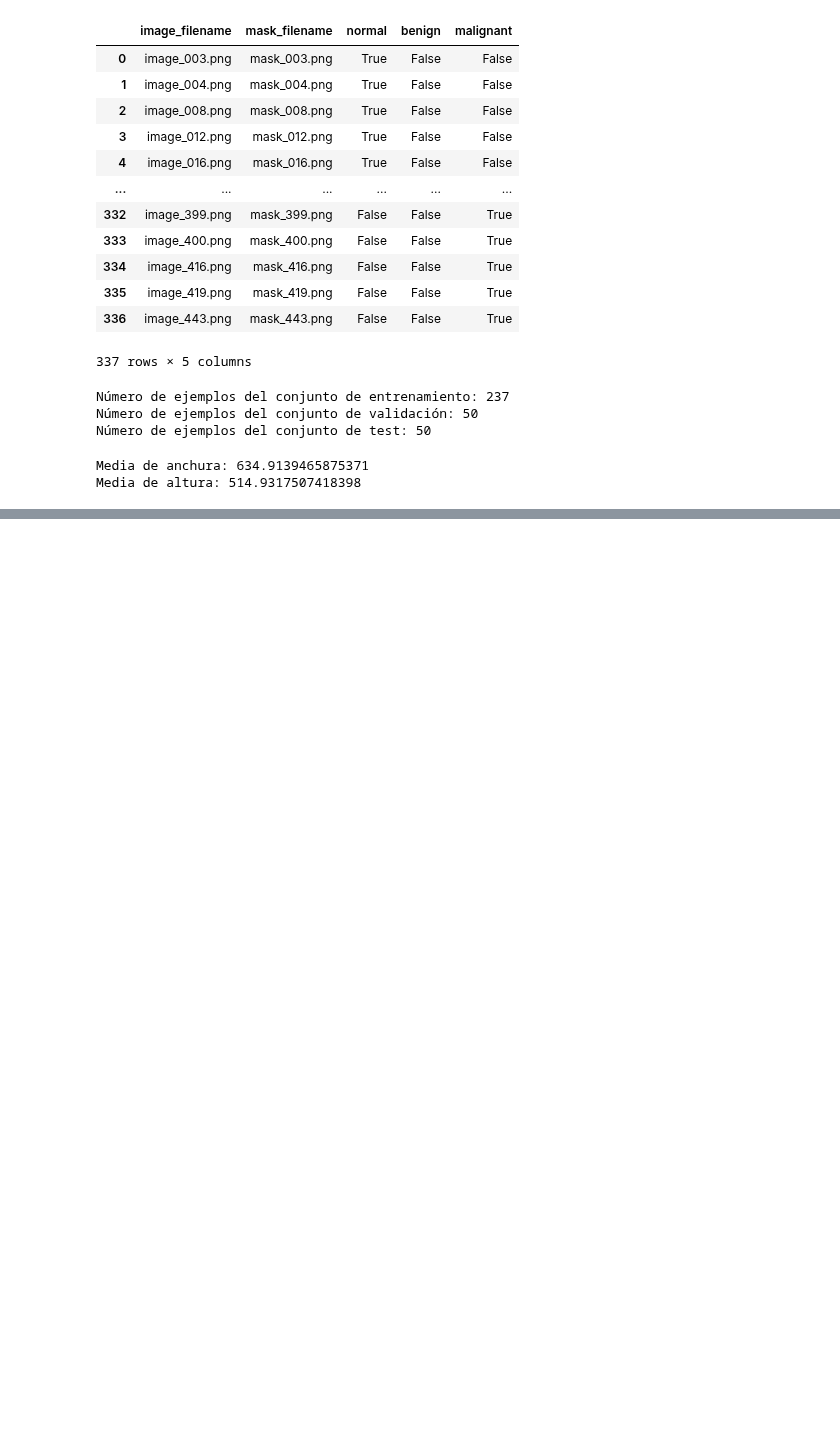
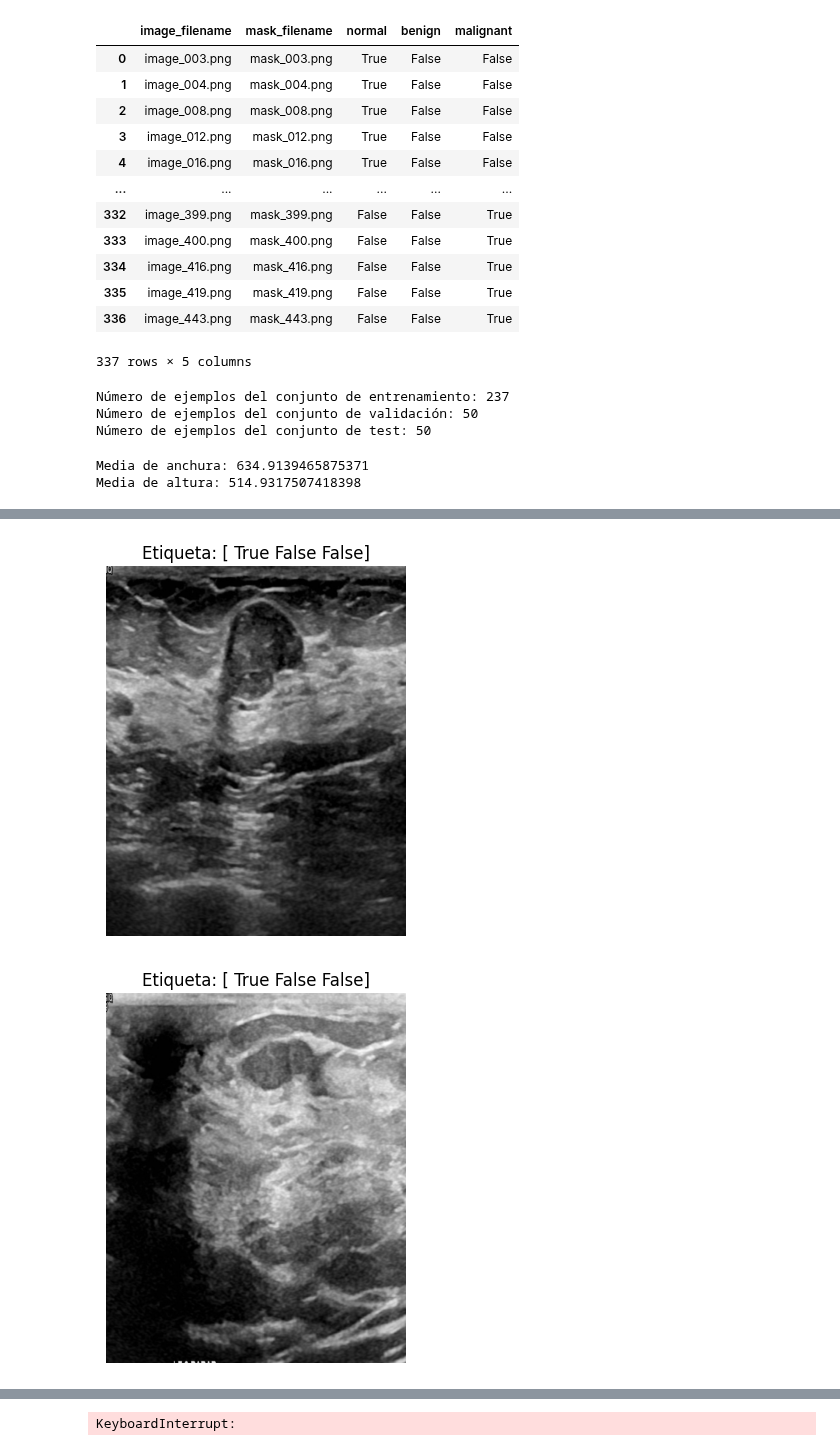
Before and after one commit to 288756/VisArtificial, a Jupyter notebook: Miniproyecto.ipynb, the cells around one changed output, grey strips where cells are left out. Drawn from its saved outputs; the diff is of its cells as text; code cells hidden in the pictures; blank space fills up the shorter version.

```diff
--- a/Miniproyecto.ipynb
+++ b/Miniproyecto.ipynb
@@ -151,21 +137,0 @@ Número de lotes del conjunto de test: 2
-# %%
-# Definir una función para mostrar imágenes con sus máscaras y etiquetas
-def plot_images_with_masks_and_labels(images, masks, labels, label_names, num_images=5):
-    plt.figure(figsize=(15, 10))
-    for i in range(num_images):
-        plt.subplot(3, num_images, i+1)
-        plt.imshow(images[i])
-        plt.title('Imagen')
-        plt.axis('off')
-
-        plt.subplot(3, num_images, i+num_images+1)
-        plt.imshow(masks[i], cmap='gray')
-        plt.title('Máscara')
-        plt.axis('off')
-    plt.tight_layout()
-    plt.show()
-
-# Obtener un lote de datos del conjunto de entrenamiento
-for images, labels in train_dataset.take(4):
-    # Mostrar las primeras 5 imágenes con sus máscaras y etiquetas
-    plot_images_with_masks_and_labels(images.numpy(), masks.numpy(), labels.numpy(), label_names=['normal', 'benign', 'malignant'], num_images=5)
@@ -196,0 +138,20 @@ WARNING:matplotlib.image:Clipping input data to the valid range for imshow with
+# %%
+import matplotlib.pyplot as plt
+
+# Función para mostrar las imágenes del batch con sus etiquetas
+def show_images(dataset):
+    # Itera sobre el conjunto de datos
+    for images, labels in dataset:
+        # Itera sobre cada imagen y su etiqueta en el lote
+        for image, label in zip(images, labels):
+            # Muestra la imagen
+            plt.imshow(image)
+            plt.title('Etiqueta: {}'.format(label.numpy()))  # Convierte la etiqueta a numpy array para imprimir
+            plt.axis('off')  # Desactiva los ejes
+            plt.show()
+
+# Muestra las imágenes del conjunto de entrenamiento
+show_images(train_dataset)
+# %% [output]
+[figure, added]
+[figure, added]
@@ -197 +160,2 @@ WARNING:matplotlib.image:Clipping input data to the valid range for imshow with
+KeyboardInterrupt:
 # %%
```
Also changed, not shown: parts of 8 cells of this notebook.
